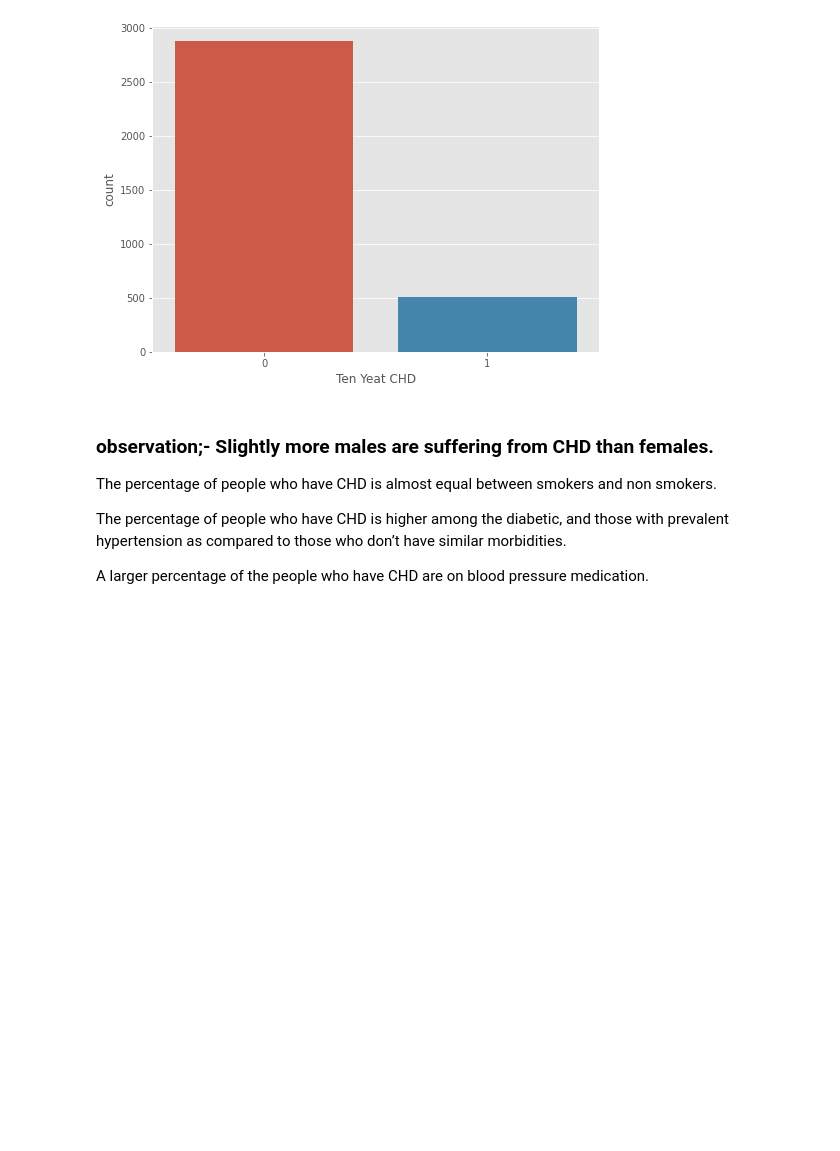
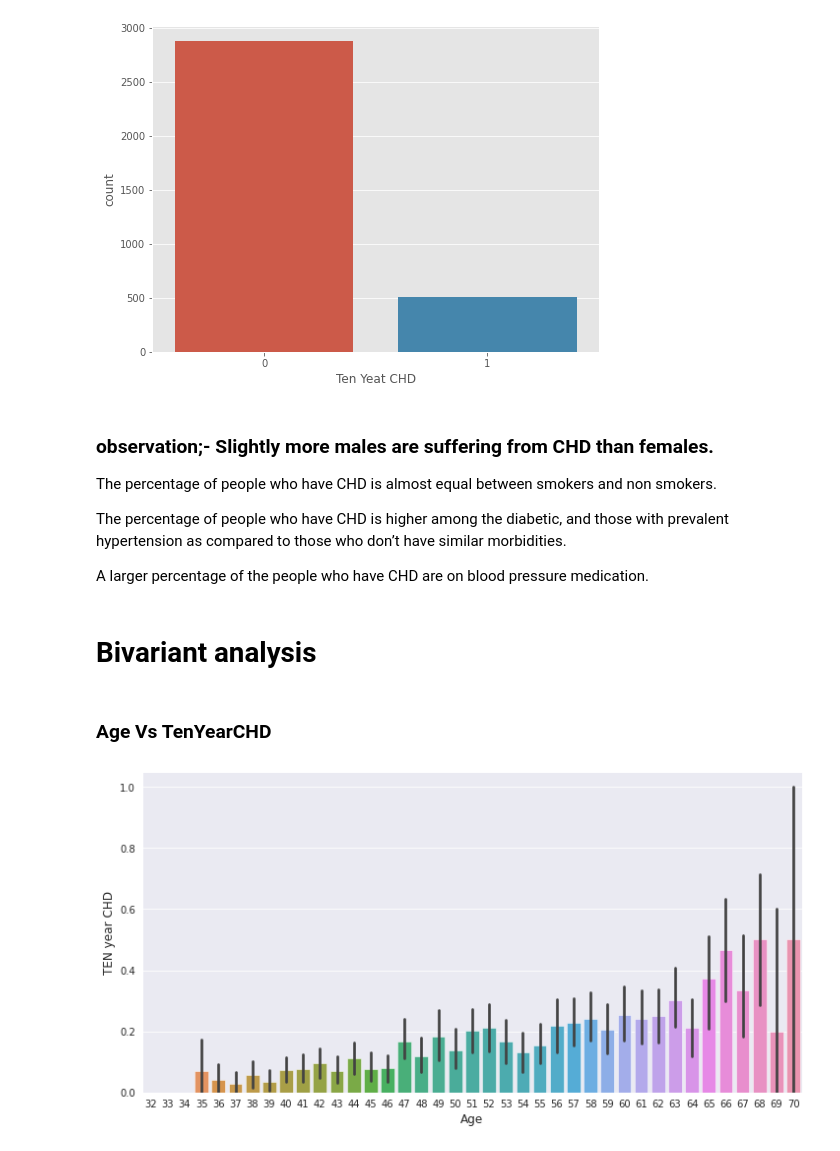
Before and after one commit to Vishwaschole/Cardiovascular-Risk-Prediction, a Jupyter notebook: cardiovascular_Almabetter.ipynb, the cells around one changed output. Drawn from its saved outputs; the diff is of its cells as text; code cells hidden in the pictures; blank space fills up the shorter version.

```diff
--- a/cardiovascular_Almabetter.ipynb
+++ b/cardiovascular_Almabetter.ipynb
@@ -421,3 +421,16 @@ The percentage of people who have CHD is almost equal between smokers and non sm
 The percentage of people who have CHD is higher among the diabetic, and those with prevalent hypertension as compared to those who don’t have similar morbidities.
 
 A larger percentage of the people who have CHD are on blood pressure medication.
+# %% [markdown]
+# **Bivariant analysis**
+# %% [markdown]
+### **Age Vs TenYearCHD**
+# %%
+sns.set_style(style='darkgrid')
+plt.figure(figsize = (12,6))
+sns.barplot(df_copy.age,df_copy.TenYearCHD)
+plt.xlabel('Age')
+plt.ylabel('TEN year CHD')
+plt.show()
+# %% [output]
+[figure, added]
```
Also changed, not shown: parts of 20 cells of this notebook.
